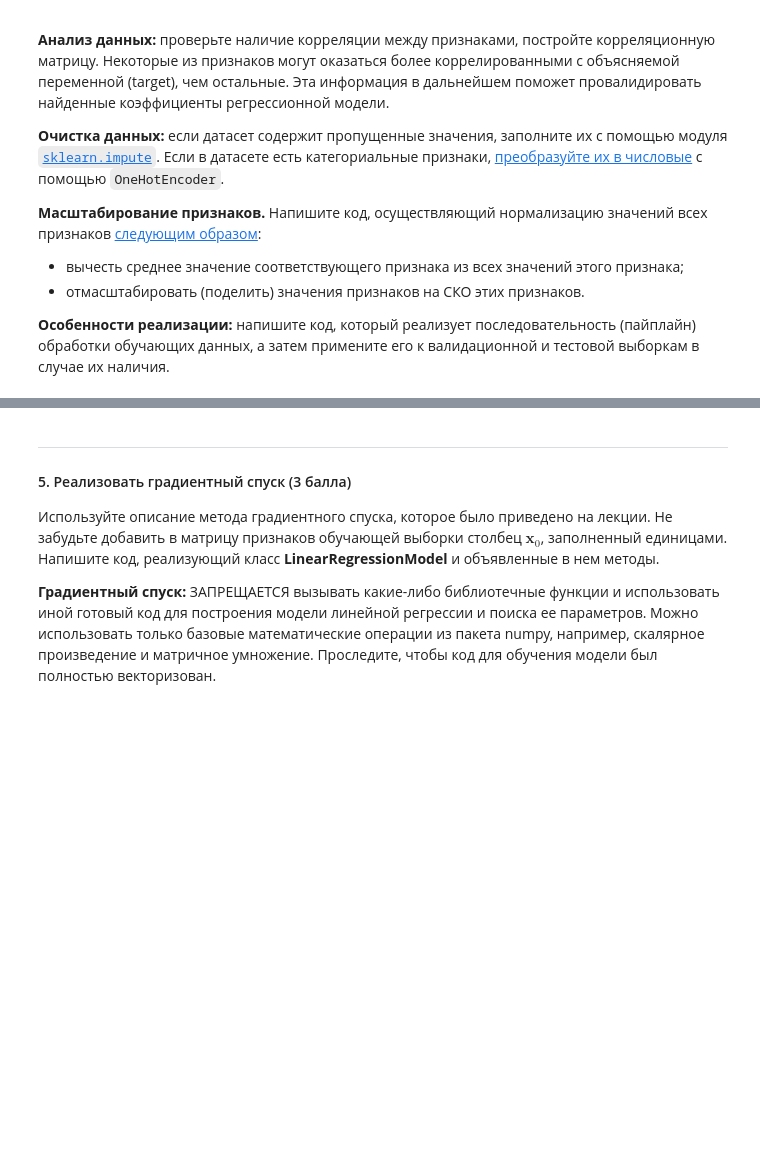
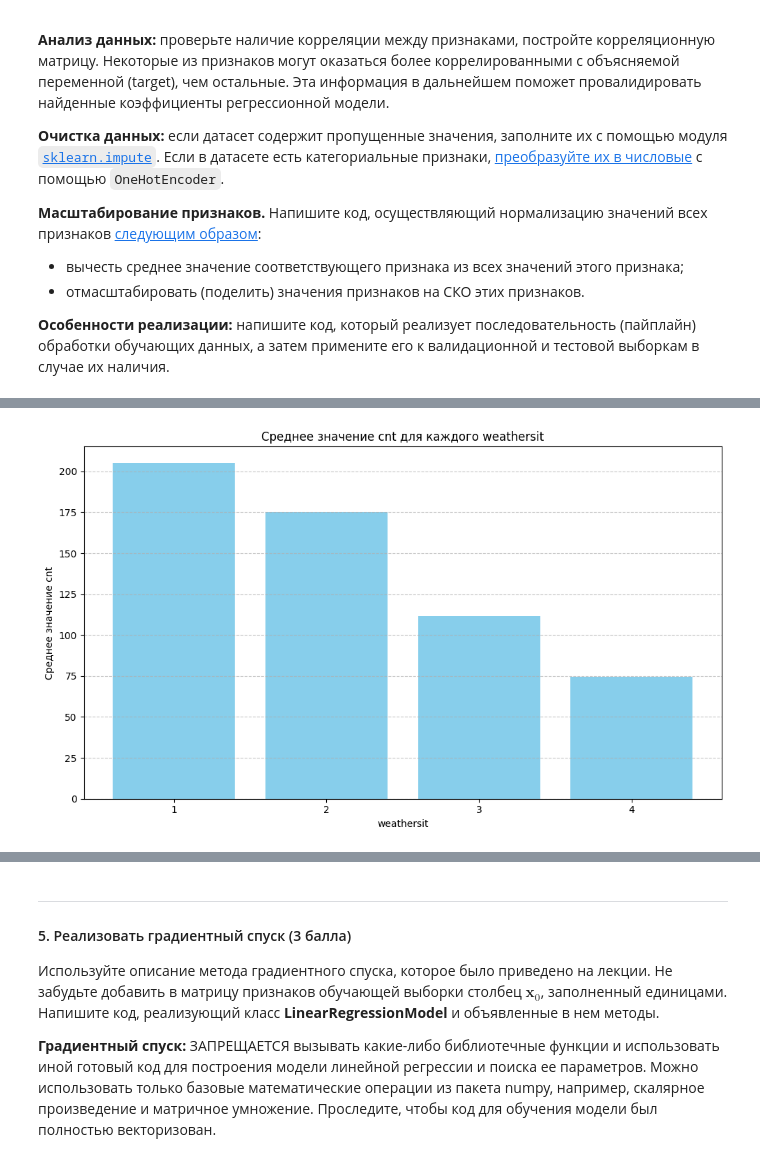
Before and after one commit to necoray/DrawIo, a Jupyter notebook: regression_assignment.ipynb, the cells around one changed output, grey strips where cells are left out. Cells and saved outputs as stored; diff of their text form; code cells hidden in the pictures; blank space fills up the shorter version.

```diff
--- a/regression_assignment.ipynb
+++ b/regression_assignment.ipynb
@@ -155,0 +278,4 @@ NameError: name 'sklearn' is not defined
+# %%
+plot_mean_bar(df, group_column='weathersit', value_column='cnt')
+# %% [output]
+[figure, added]
```
Also changed, not shown: parts of 18 cells of this notebook.
